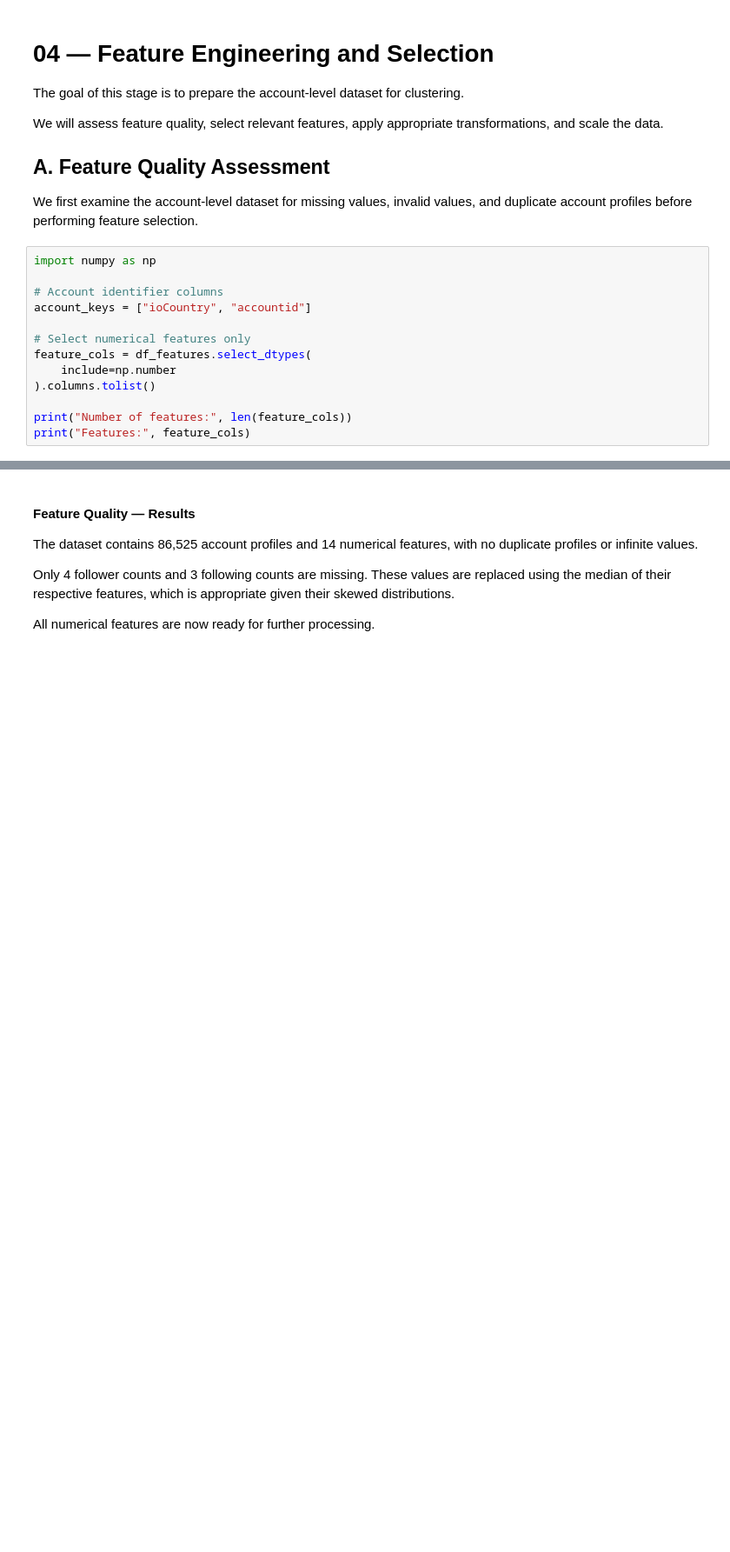
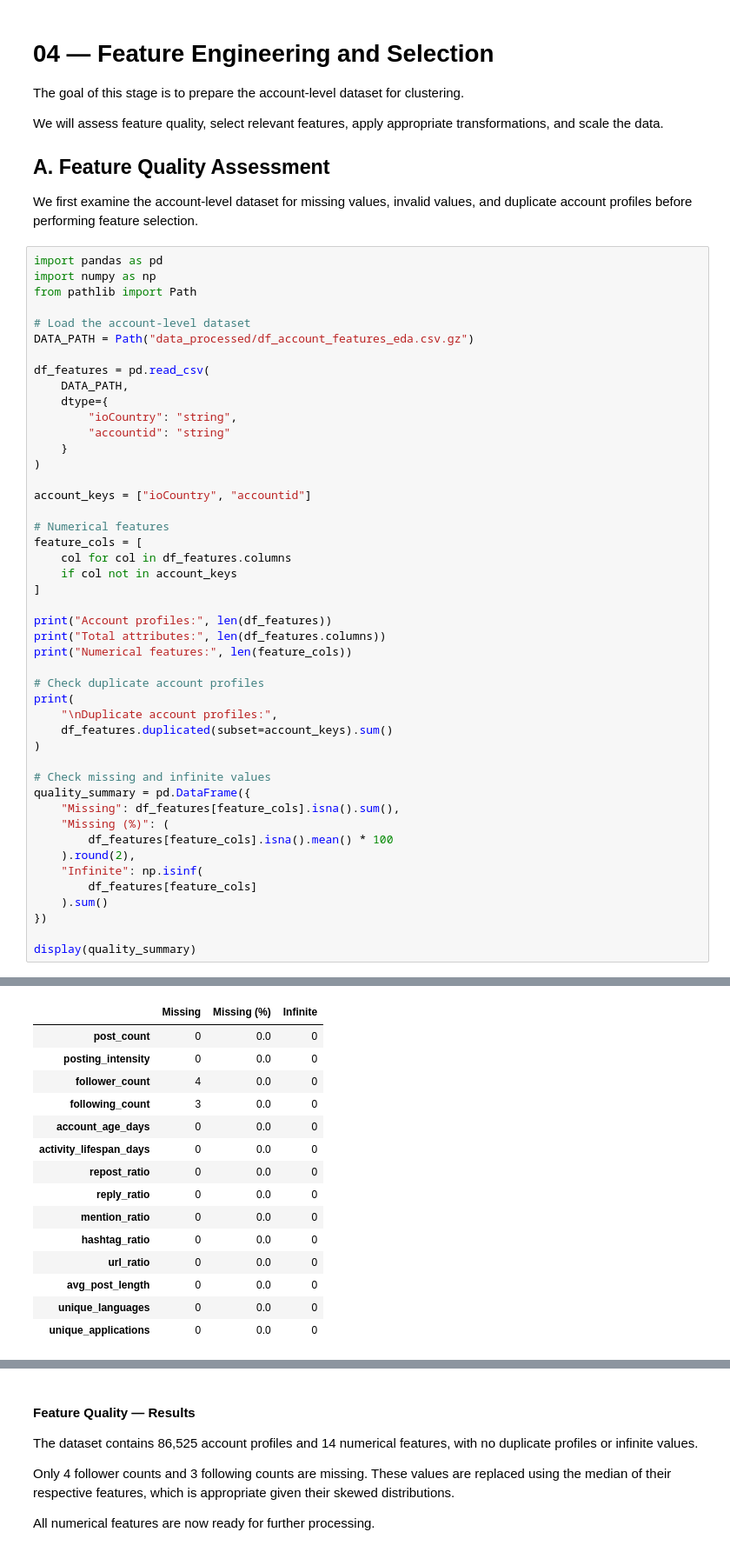
Before and after one commit to OsamaAawad/Data-Mining-Project-, a Jupyter notebook: notebooks/04_featureEngineering.ipynb, the cells around one changed output, grey strips where cells are left out. Shown at 87% size. Drawn from its saved outputs; the diff is of its cells as text; blank space fills up the shorter version.

```diff
--- a/notebooks/04_featureEngineering.ipynb
+++ b/notebooks/04_featureEngineering.ipynb
@@ -9,16 +9,49 @@ We will assess feature quality, select relevant features, apply appropriate tran
 
 We first examine the account-level dataset for missing values, invalid values, and duplicate account profiles before performing feature selection.
 # %%
+import pandas as pd
 import numpy as np
+from pathlib import Path
 
-# Account identifier columns
+# Load the account-level dataset
+DATA_PATH = Path("data_processed/df_account_features_eda.csv.gz")
+
+df_features = pd.read_csv(
+    DATA_PATH,
+    dtype={
+        "ioCountry": "string",
+        "accountid": "string"
+    }
+)
+
 account_keys = ["ioCountry", "accountid"]
 
-# Select numerical features only
-feature_cols = df_features.select_dtypes(
-    include=np.number
-).columns.tolist()
+# Numerical features
+feature_cols = [
+    col for col in df_features.columns
+    if col not in account_keys
+]
 
-print("Number of features:", len(feature_cols))
-print("Features:", feature_cols)
+print("Account profiles:", len(df_features))
+print("Total attributes:", len(df_features.columns))
+print("Numerical features:", len(feature_cols))
+
+# Check duplicate account profiles
+print(
+    "\nDuplicate account profiles:",
+    df_features.duplicated(subset=account_keys).sum()
+)
+
+# Check missing and infinite values
+quality_summary = pd.DataFrame({
+    "Missing": df_features[feature_cols].isna().sum(),
+    "Missing (%)": (
+        df_features[feature_cols].isna().mean() * 100
+    ).round(2),
+    "Infinite": np.isinf(
+        df_features[feature_cols]
+    ).sum()
+})
+
+display(quality_summary)
 # %% [output]
@@ -27,3 +63,18 @@ Features: ['post_count', 'ambiguous_post_count', 'posting_intensity', 'follower_
+|  | Missing | Missing (%) | Infinite |
+| post_count | 0 | 0.0 | 0 |
+| posting_intensity | 0 | 0.0 | 0 |
+| follower_count | 4 | 0.0 | 0 |
+| following_count | 3 | 0.0 | 0 |
+| account_age_days | 0 | 0.0 | 0 |
+| activity_lifespan_days | 0 | 0.0 | 0 |
+| repost_ratio | 0 | 0.0 | 0 |
+| reply_ratio | 0 | 0.0 | 0 |
+| mention_ratio | 0 | 0.0 | 0 |
+| hashtag_ratio | 0 | 0.0 | 0 |
+| url_ratio | 0 | 0.0 | 0 |
+| avg_post_length | 0 | 0.0 | 0 |
+| unique_languages | 0 | 0.0 | 0 |
+| unique_applications | 0 | 0.0 | 0 |
 # %%
 # Features containing missing values
 missing_features = ["follower_count", "following_count"]
```
Also changed, not shown: parts of 10 cells of this notebook, 2 other files.
